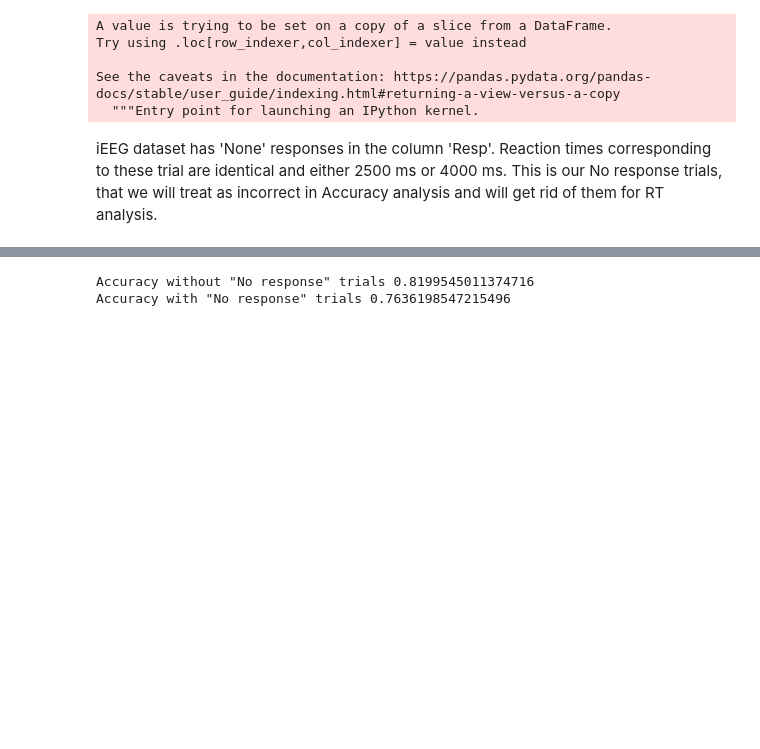
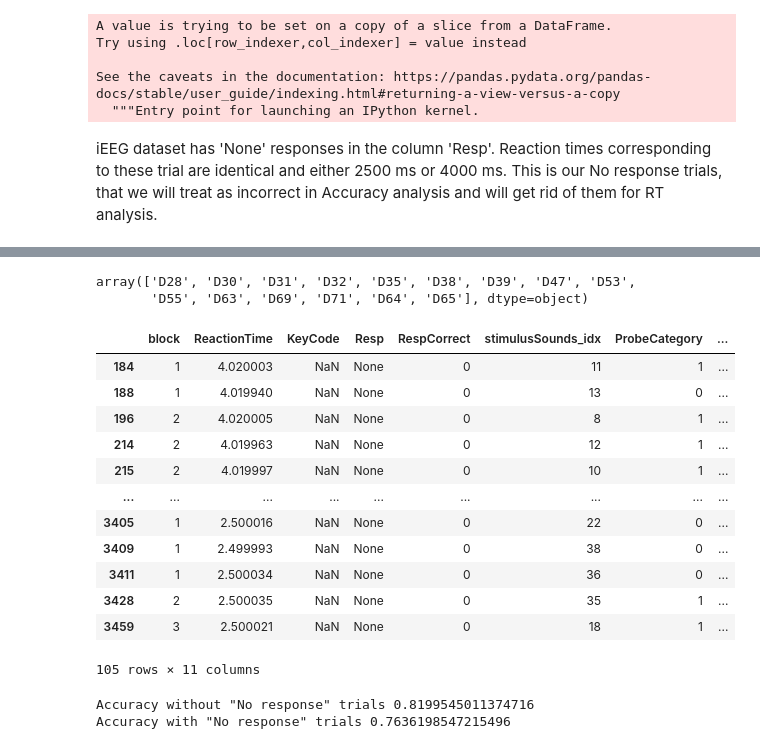
Before and after one commit to cristinarainich/Sternberg_analysis, a Jupyter notebook: Preprocessing_of_datasets_Environmental.ipynb, the cells around one changed output, grey strips where cells are left out. Saved outputs shown, nothing was run; the diff lists cells and outputs as text; code cells hidden in the pictures; blank space fills up the shorter version.

```diff
--- a/Preprocessing_of_datasets_Environmental.ipynb
+++ b/Preprocessing_of_datasets_Environmental.ipynb
@@ -287,3 +339,24 @@ ieeg_[ieeg_['Resp'] == 'None']['ReactionTime'].count()
+# %%
+ieeg_[ieeg_['ReactionTime'] > 2.4].Subject.unique()
+# %% [output]
+array(['D28', 'D30', 'D31', 'D32', 'D35', 'D38', 'D39', 'D47', 'D53',
+       'D55', 'D63', 'D69', 'D71', 'D64', 'D65'], dtype=object)
+# %%
+ieeg_[(ieeg_['ReactionTime'] > 2.4) & (ieeg_['Resp'] == 'None')]
+# %% [output]
+|  | block | ReactionTime | KeyCode | Resp | RespCorrect | stimulusSounds_idx | ProbeCategory | ... |
+| 184 | 1 | 4.020003 | NaN | None | 0 | 11 | 1 | ... |
+| 188 | 1 | 4.019940 | NaN | None | 0 | 13 | 0 | ... |
+| 196 | 2 | 4.020005 | NaN | None | 0 | 8 | 1 | ... |
+| 214 | 2 | 4.019963 | NaN | None | 0 | 12 | 1 | ... |
+| 215 | 2 | 4.019997 | NaN | None | 0 | 10 | 1 | ... |
+| ... | ... | ... | ... | ... | ... | ... | ... | ... |
+| 3405 | 1 | 2.500016 | NaN | None | 0 | 22 | 0 | ... |
+| 3409 | 1 | 2.499993 | NaN | None | 0 | 38 | 0 | ... |
+| 3411 | 1 | 2.500034 | NaN | None | 0 | 36 | 0 | ... |
+| 3428 | 2 | 2.500035 | NaN | None | 0 | 35 | 1 | ... |
+| 3459 | 3 | 2.500021 | NaN | None | 0 | 18 | 1 | ... |
+105 rows × 11 columns
 # %%
 print(
     'Accuracy without "No response" trials',
```
Also changed, not shown: parts of 6 cells of this notebook.
